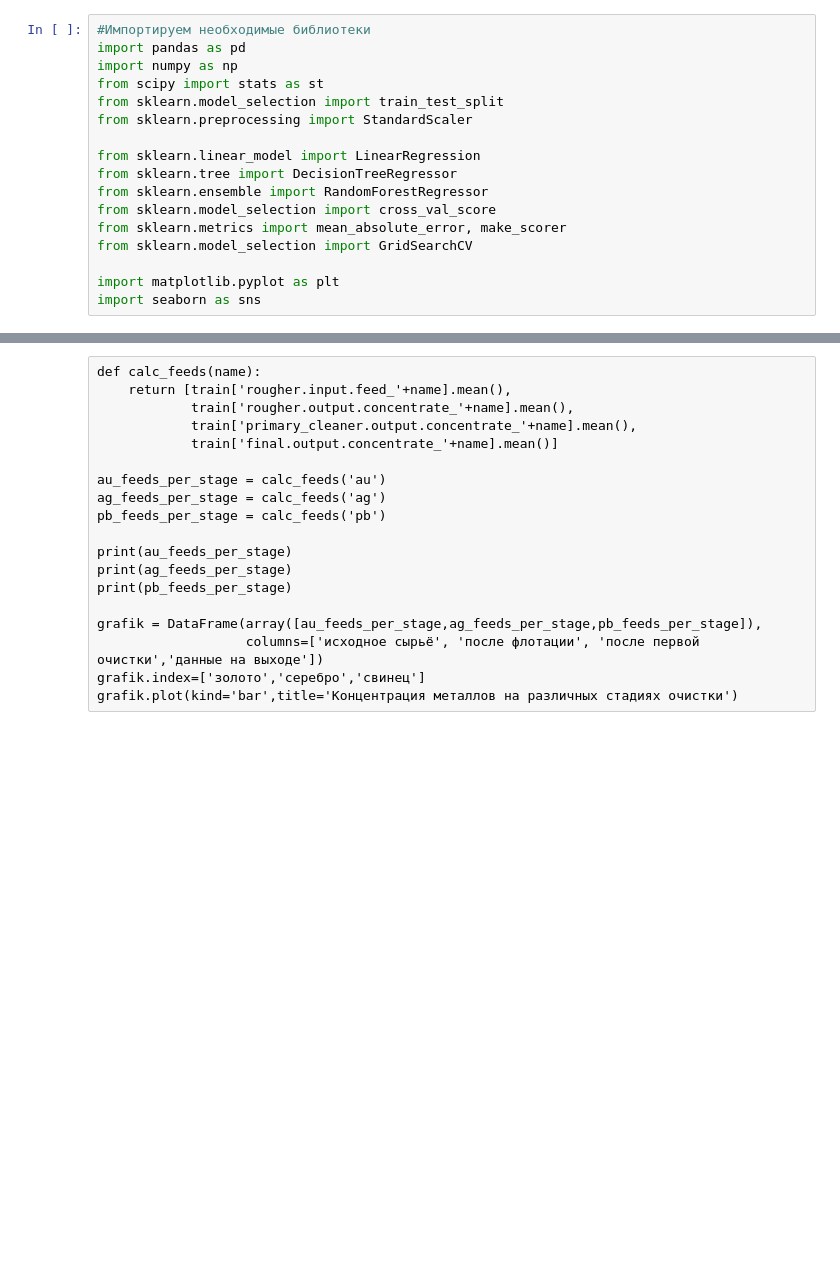
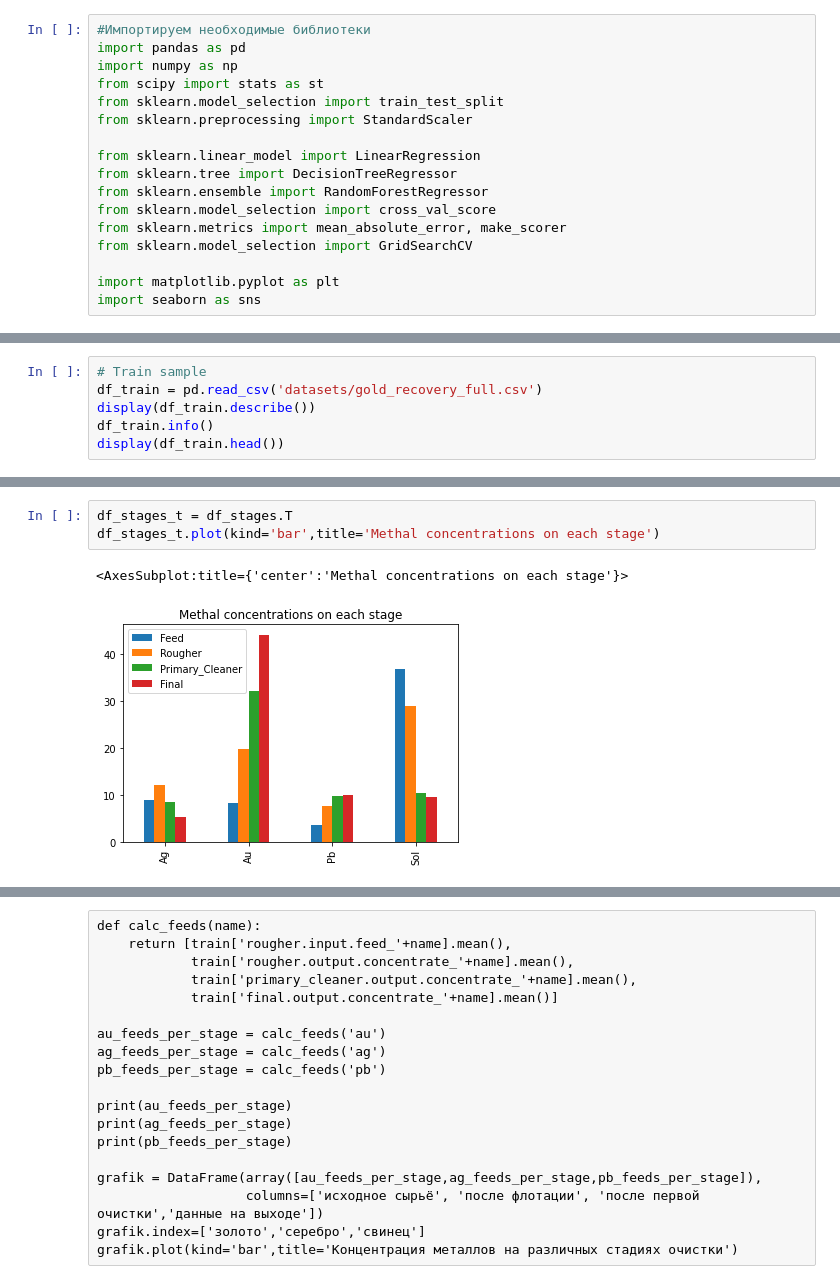
Before and after one commit to EDPolezh/DS_Portfolio, a Jupyter notebook: Industry_Gold/Project_Gold.ipynb, the cells around one changed output, grey strips where cells are left out. Saved outputs shown, nothing was run; the diff lists cells and outputs as text; blank space fills up the shorter version.

```diff
--- a/Industry_Gold/Project_Gold.ipynb
+++ b/Industry_Gold/Project_Gold.ipynb
@@ -462,0 +27,6 @@ df_tails_t.plot(kind='bar',title='Концентрация металлов на
+# %%
+# Train sample
+df_train = pd.read_csv('datasets/gold_recovery_full.csv')
+display(df_train.describe())
+df_train.info()
+display(df_train.head())
@@ -462,0 +361,6 @@ df_tails_t.plot(kind='bar',title='Концентрация металлов на
+# %%
+df_stages_t = df_stages.T
+df_stages_t.plot(kind='bar',title='Methal concentrations on each stage')
+# %% [output]
+<AxesSubplot:title={'center':'Methal concentrations on each stage'}>
+[figure, added]
```
Also changed, not shown: parts of 187 cells of this notebook, 2 other files.
